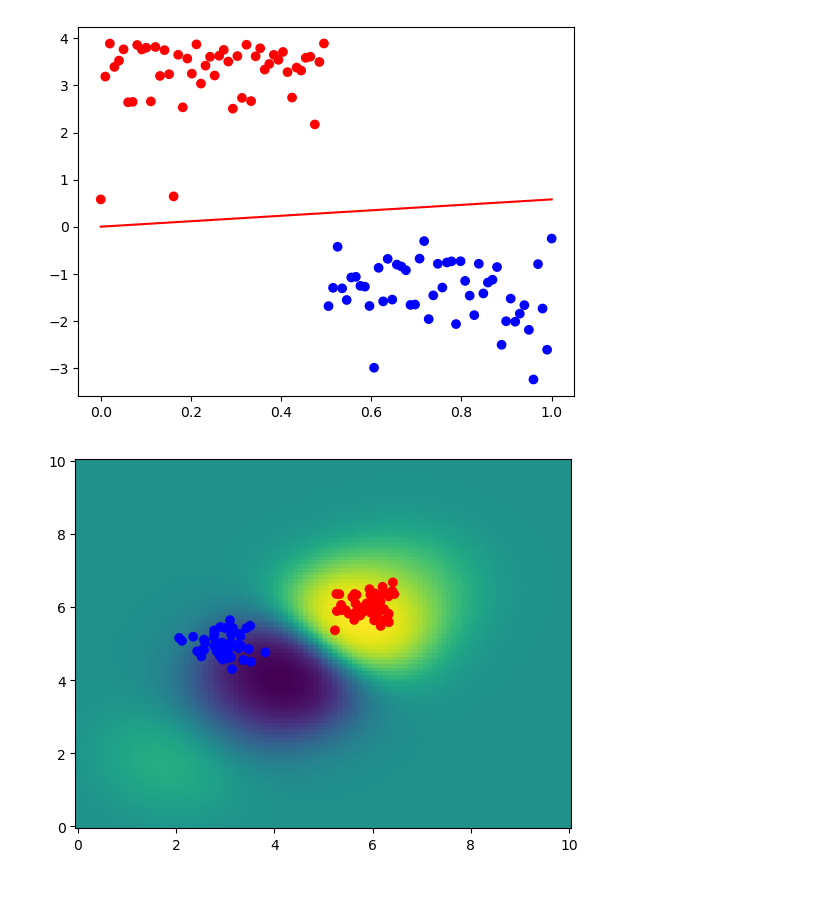
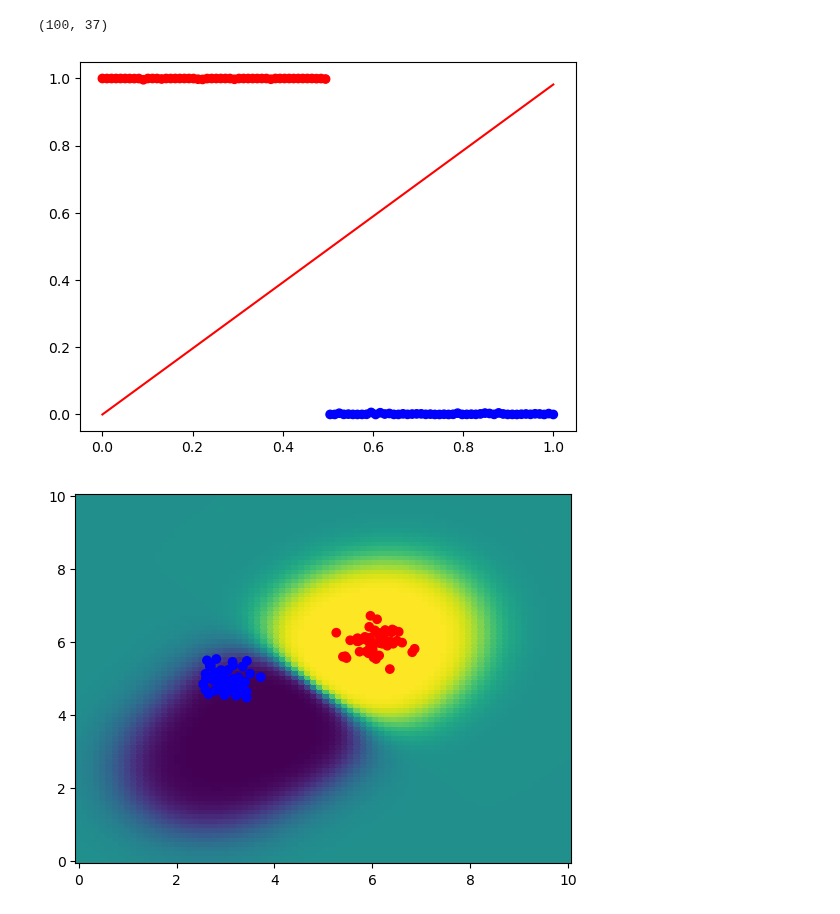
Before and after one commit to frankRenlf/pattern_recognition, a Jupyter notebook: part4.ipynb, the cells around one changed output. Saved outputs shown, nothing was run; the diff lists cells and outputs as text; code cells hidden in the pictures.

```diff
--- a/part4.ipynb
+++ b/part4.ipynb
@@ -21,7 +21,7 @@ c2 = ['blue'] * len(X2)
 X = np.concatenate((X1, X2))
 color = np.concatenate((c1, c2))
 
-T = 0 * np.ones([len(X), K])
+T = np.zeros([len(X), K])
 
 for n in range(0, len(X)):
     if n < len(X1):
@@ -118,14 +121,15 @@ def display(m, alpha, x, y_, y_noise):
     plt.show()
 
 
-M = 5
-alpha = 2
+M = 37
+alpha = 100
 w, H_1, fi_square = newton(X, T, M, alpha)
 x = np.linspace(0, 1, 100)
 # print(x.shape)
-display(M, alpha, x, (np.array([x for _ in range(M)]).T @ w).reshape(100), a(w, fi_square).reshape(100))
+display(M, alpha, x, (np.array([x for _ in range(M)]).T @ w).reshape(100), sigmoid(a(w, fi_square)).reshape(100))
 # %% [output]
+(100, 37)
-[figure, old version]
+[figure, new version]
 # %%
 def fi_classification_fun(xn, M, m, X):
     x_max = np.max(X)
@@ -144,41 +148,50 @@ def predictive_t(w, H_1, M, x_input, X):
     fi_list = np.zeros([M, 1])
 
     for m in range(M):
+        # if m == 0:
+        #     fi_list[m][0] = 1
+        # else:
         fi_list[m][0] = fi_classification_fun(x_input, M, m, X)
+    # print(fi_list)
+    a1 = a(w, fi_list.reshape(1, -1))
 
-    a_MAP = np.dot(w.T, fi_list)  #fi list at input x
-    fi = fi_list
-    sigma_ = np.dot(fi.T, H_1)
-    sigma = np.dot(sigma_, fi)
-
-    fenmu = np.sqrt(1 + (np.pi * sigma) / 8)
-    a = a_MAP / fenmu
-
-    p_t = 1 / (1 + np.exp(-a))
-
+    p_t = sigmoid(a1)
+    # print(p_t.shape)
     return p_t
 # %%
-nodes = 100
+nodes = 80
 ix = np.linspace(0, 10, nodes)
 iy = np.linspace(0, 10, nodes)
 ic = np.zeros([nodes, nodes])
 iX, iY = np.meshgrid(ix, iy)
 
 # dim = 2
 # print(ix, iX)
 # print((ix+).shape)
 # x_test = np.zeros([nodes * nodes, 2])
 x_single = np.zeros([1, 2])
 
 for i in range(nodes):
     for j in range(nodes):
         x_single[0][0] = ix[i]
         x_single[0][1] = iy[j]
         pt_x = predictive_t(w, H_1, M, x_single[0], X)
         ic[i][j] = pt_x
 
+import matplotlib.colors as mcolors
+
+# colors = [(0, "green"), (0.5, "lime"), (1, "blue")]
+# cmap = mcolors.LinearSegmentedColormap.from_list("GtoB", colors)
 plt.pcolormesh(iX, iY, ic, edgecolors='face')
+
 plt.scatter(X[:, 0], X[:, 1], marker='o', c=color)
 plt.show()
+# cm = plt.cm.get_cmap('rainbow')
+# fig, ax = plt.subplots(figsize=(5, 5))
+# c = ax.pcolormesh(iX, iY, ic, cmap=cm)
+# fig.colorbar(c, ax=ax)
+# plt.scatter(X[:, 0], X[:, 1], marker='o', c=color)
+# plt.show()
+# print(ic[23:28])
 # %% [output]
-[figure, old version]
+[figure, new version]
```
Also changed, not shown: parts of 3 cells of this notebook, 1 other file.
